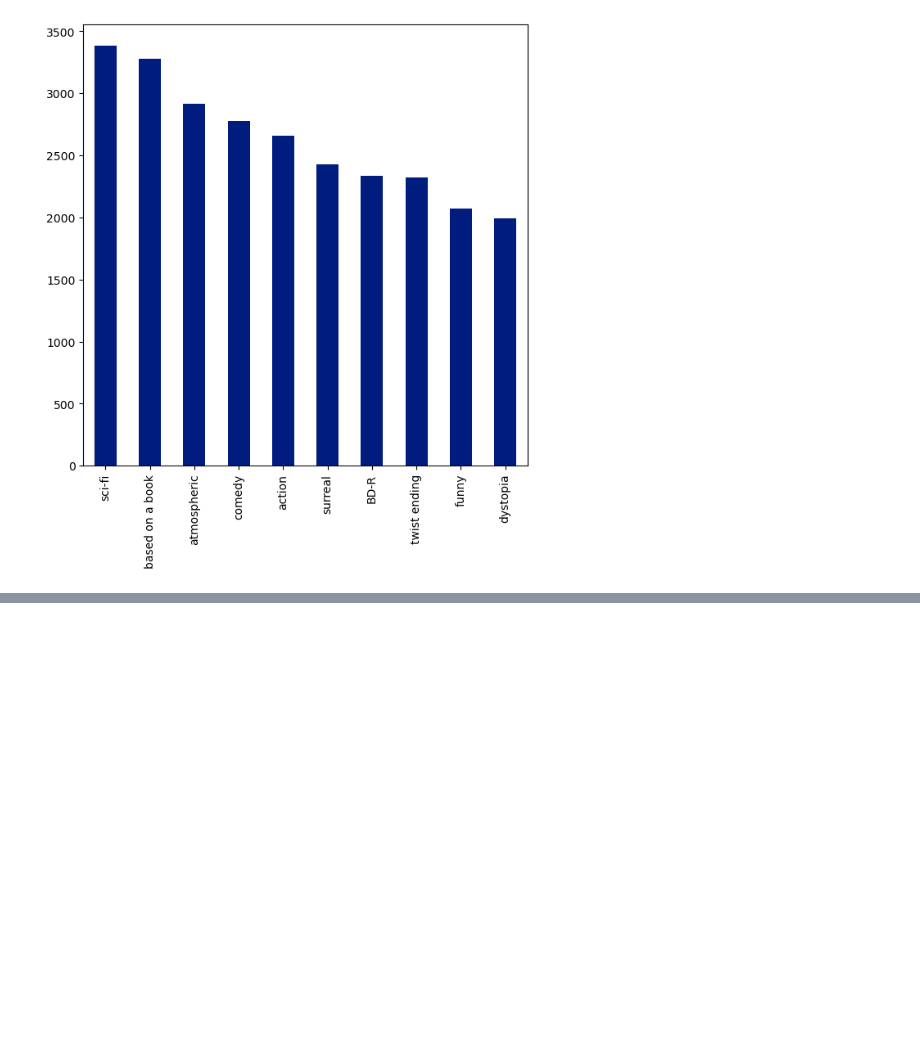
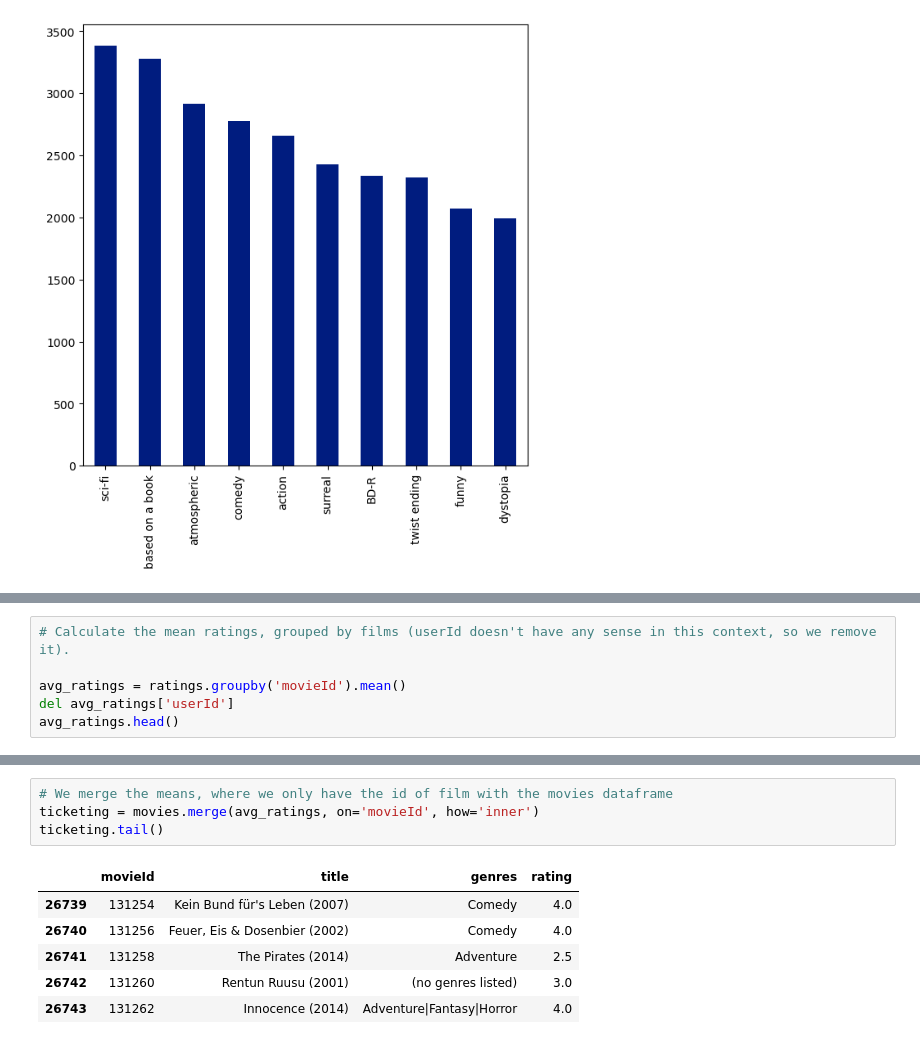
Before and after one commit to AnSardG/Machine_Learning_2022, a Jupyter notebook: Jupyter Exercises/Pandas/movielens.ipynb, the cells around one changed output, grey strips where cells are left out. Saved outputs shown, nothing was run; the diff lists cells and outputs as text; blank space fills up the shorter version.

Commit message:
Applying all merge and filter concepts

```diff
--- a/Jupyter Exercises/Pandas/movielens.ipynb
+++ b/Jupyter Exercises/Pandas/movielens.ipynb
@@ -578,0 +581,6 @@ More examples at: https://pandas.pydata.org/docs/user_guide/merging.html
+# %%
+# Calculate the mean ratings, grouped by films (userId doesn't have any sense in this context, so we remove it).
+
+avg_ratings = ratings.groupby('movieId').mean()
+del avg_ratings['userId']
+avg_ratings.head()
@@ -578,0 +595,11 @@ More examples at: https://pandas.pydata.org/docs/user_guide/merging.html
+# %%
+# We merge the means, where we only have the id of film with the movies dataframe
+ticketing = movies.merge(avg_ratings, on='movieId', how='inner')
+ticketing.tail()
+# %% [output]
+|  | movieId | title | genres | rating |
+| 26739 | 131254 | Kein Bund für's Leben (2007) | Comedy | 4.0 |
+| 26740 | 131256 | Feuer, Eis & Dosenbier (2002) | Comedy | 4.0 |
+| 26741 | 131258 | The Pirates (2014) | Adventure | 2.5 |
+| 26742 | 131260 | Rentun Ruusu (2001) | (no genres listed) | 3.0 |
+| 26743 | 131262 | Innocence (2014) | Adventure|Fantasy|Horror | 4.0 |
```
Also changed, not shown: parts of 26 cells of this notebook.
